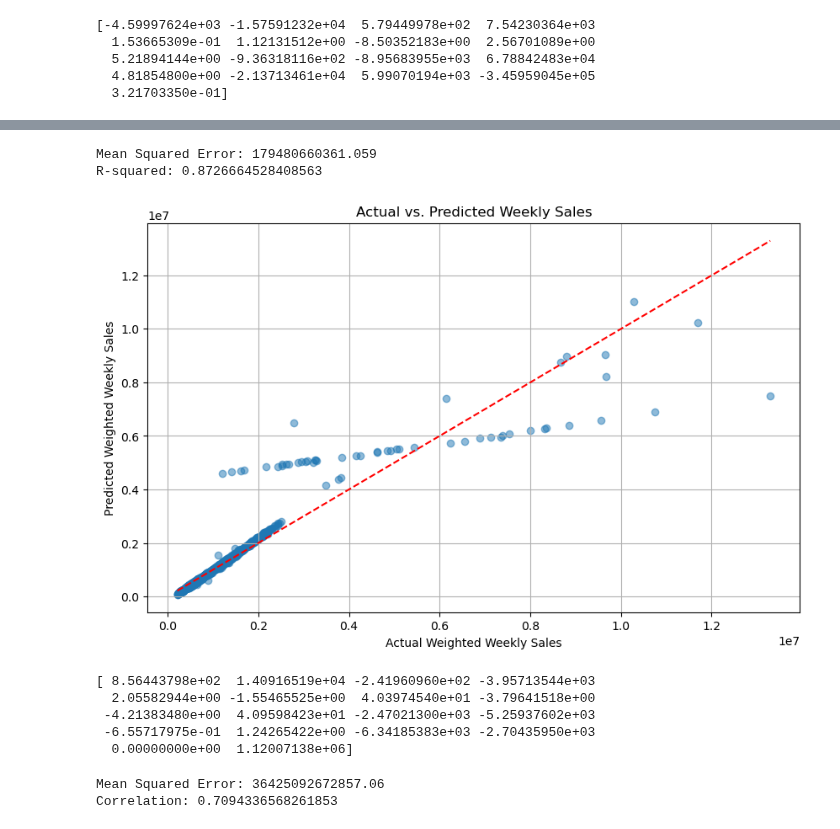
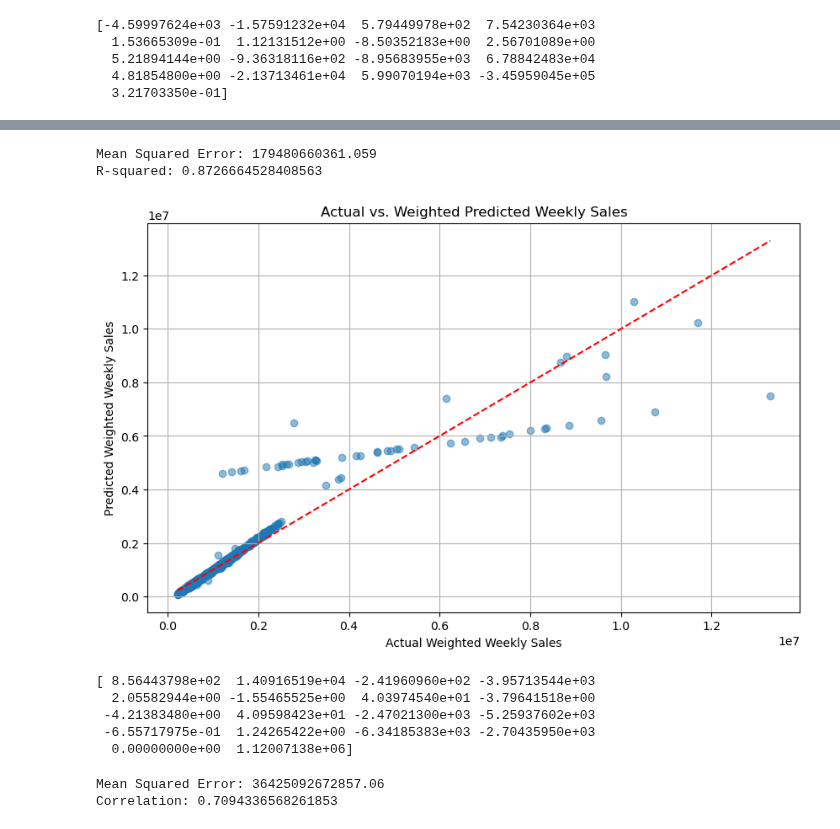
Before and after one commit to MarshallW11/MLProject, a Jupyter notebook: MLProjectV2.ipynb, the cells around one changed output, grey strips where cells are left out. Saved outputs shown, nothing was run; the diff lists cells and outputs as text; code cells hidden in the pictures.

```diff
--- a/MLProjectV2.ipynb
+++ b/MLProjectV2.ipynb
@@ -419,36 +472,35 @@ X = merged_df.drop(columns=['WeekOfYear', 'Date', 'Weighted_Weekly_Sales'])
 y = merged_df['Weighted_Weekly_Sales']
 
 label_encoder = LabelEncoder()
 X['Type'] = label_encoder.fit_transform(X['Type'])
-#X['Holiday'] = label_encoder.fit_transform(X['Holiday'])
 
 linear_regression_model = LinearRegression()
 
 x_train, x_test, y_train, y_test = train_test_split(X, y, test_size=0.2, random_state=42)
 linear_regression_model.fit(x_train, y_train)
 y_pred = linear_regression_model.predict(x_test)
 
 mse =mean_squared_error(y_test, y_pred)
 r2 = r2_score(y_test, y_pred)
 
 print(f"Mean Squared Error: {mse}")
 print(f"R-squared: {r2}")
 
 plt.figure(figsize=(10, 6))
 plt.scatter(y_test, y_pred, alpha=0.5)
 plt.plot([y_test.min(), y_test.max()], [y_test.min(), y_test.max()], 'r--')  # Line of perfect prediction
 plt.xlabel("Actual Weighted Weekly Sales")
 plt.ylabel("Predicted Weighted Weekly Sales")
-plt.title("Actual vs. Predicted Weekly Sales")
+plt.title("Actual vs. Weighted Predicted Weekly Sales")
 plt.grid(True)
 plt.show()
 
 
 print(linear_regression_model.coef_)
 # %% [output]
 Mean Squared Error: 179480660361.059
 R-squared: 0.8726664528408563
-[figure, old version]
+[figure, new version]
 [ 8.56443798e+02  1.40916519e+04 -2.41960960e+02 -3.95713544e+03
   2.05582944e+00 -1.55465525e+00  4.03974540e+01 -3.79641518e+00
  -4.21383480e+00  4.09598423e+01 -2.47021300e+03 -5.25937602e+03
```
Also changed, not shown: parts of 6 cells of this notebook, 46 other files.
